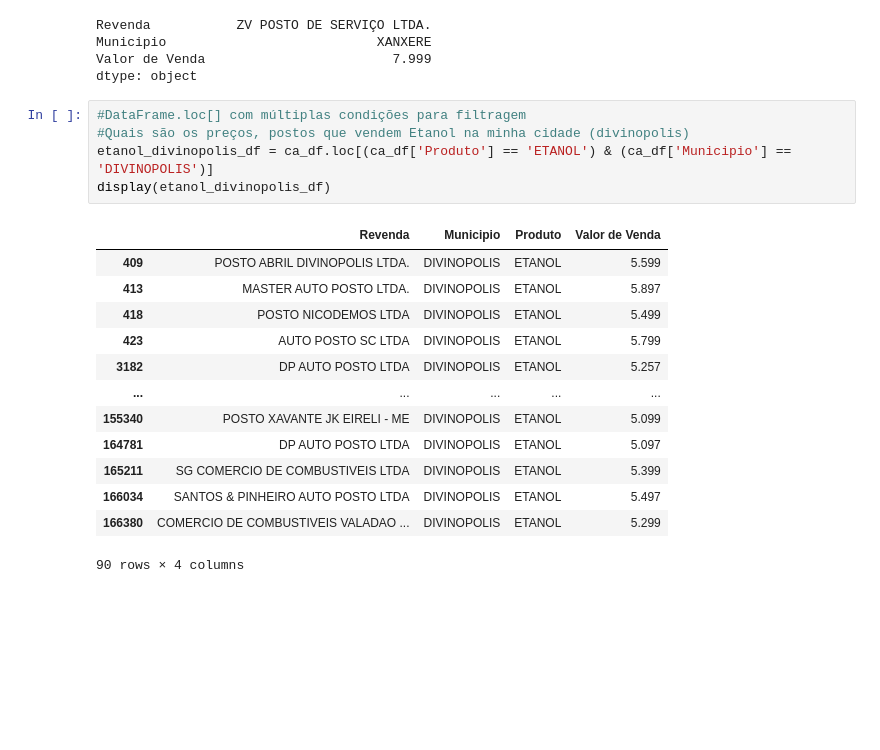
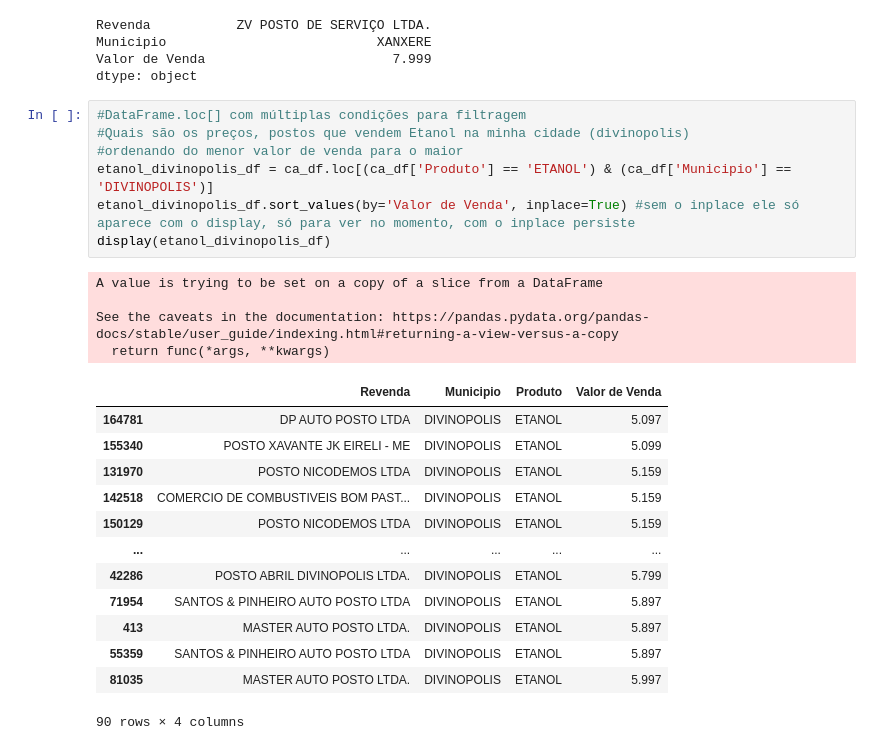
Before and after one commit to vnansolu/CursoDeExtensaoPythonPandas2023-01, a Jupyter notebook: Primeiro_Exemplo_em_Pandas.ipynb, the cells around one changed output. Drawn from its saved outputs; the diff is of its cells as text; blank space fills up the shorter version.

```diff
--- a/Primeiro_Exemplo_em_Pandas.ipynb
+++ b/Primeiro_Exemplo_em_Pandas.ipynb
@@ -209,19 +209,25 @@ dtype: object
 # %%
 #DataFrame.loc[] com múltiplas condições para filtragem
 #Quais são os preços, postos que vendem Etanol na minha cidade (divinopolis)
+#ordenando do menor valor de venda para o maior
 etanol_divinopolis_df = ca_df.loc[(ca_df['Produto'] == 'ETANOL') & (ca_df['Municipio'] == 'DIVINOPOLIS')]
+etanol_divinopolis_df.sort_values(by='Valor de Venda', inplace=True) #sem o inplace ele só aparece com o display, só para ver no momento, com o inplace persiste
 display(etanol_divinopolis_df)
 # %% [output]
+A value is trying to be set on a copy of a slice from a DataFrame
+
+See the caveats in the documentation: https://pandas.pydata.org/pandas-docs/stable/user_guide/indexing.html#returning-a-view-versus-a-copy
+  return func(*args, **kwargs)
 |  | Revenda | Municipio | Produto | Valor de Venda |
-| 409 | POSTO ABRIL DIVINOPOLIS LTDA. | DIVINOPOLIS | ETANOL | 5.599 |
+| 164781 | DP AUTO POSTO LTDA | DIVINOPOLIS | ETANOL | 5.097 |
+| 155340 | POSTO XAVANTE JK EIRELI - ME | DIVINOPOLIS | ETANOL | 5.099 |
+| 131970 | POSTO NICODEMOS LTDA | DIVINOPOLIS | ETANOL | 5.159 |
+| 142518 | COMERCIO DE COMBUSTIVEIS BOM PAST... | DIVINOPOLIS | ETANOL | 5.159 |
+| 150129 | POSTO NICODEMOS LTDA | DIVINOPOLIS | ETANOL | 5.159 |
+| ... | ... | ... | ... | ... |
+| 42286 | POSTO ABRIL DIVINOPOLIS LTDA. | DIVINOPOLIS | ETANOL | 5.799 |
+| 71954 | SANTOS & PINHEIRO AUTO POSTO LTDA | DIVINOPOLIS | ETANOL | 5.897 |
 | 413 | MASTER AUTO POSTO LTDA. | DIVINOPOLIS | ETANOL | 5.897 |
-| 418 | POSTO NICODEMOS LTDA | DIVINOPOLIS | ETANOL | 5.499 |
-| 423 | AUTO POSTO SC LTDA | DIVINOPOLIS | ETANOL | 5.799 |
-| 3182 | DP AUTO POSTO LTDA | DIVINOPOLIS | ETANOL | 5.257 |
-| ... | ... | ... | ... | ... |
-| 155340 | POSTO XAVANTE JK EIRELI - ME | DIVINOPOLIS | ETANOL | 5.099 |
-| 164781 | DP AUTO POSTO LTDA | DIVINOPOLIS | ETANOL | 5.097 |
-| 165211 | SG COMERCIO DE COMBUSTIVEIS LTDA | DIVINOPOLIS | ETANOL | 5.399 |
-| 166034 | SANTOS & PINHEIRO AUTO POSTO LTDA | DIVINOPOLIS | ETANOL | 5.497 |
-| 166380 | COMERCIO DE COMBUSTIVEIS VALADAO ... | DIVINOPOLIS | ETANOL | 5.299 |
+| 55359 | SANTOS & PINHEIRO AUTO POSTO LTDA | DIVINOPOLIS | ETANOL | 5.897 |
+| 81035 | MASTER AUTO POSTO LTDA. | DIVINOPOLIS | ETANOL | 5.997 |
-90 rows × 4 columns
+90 rows × 4 columns
```
Also changed, not shown: parts of 7 cells of this notebook.
